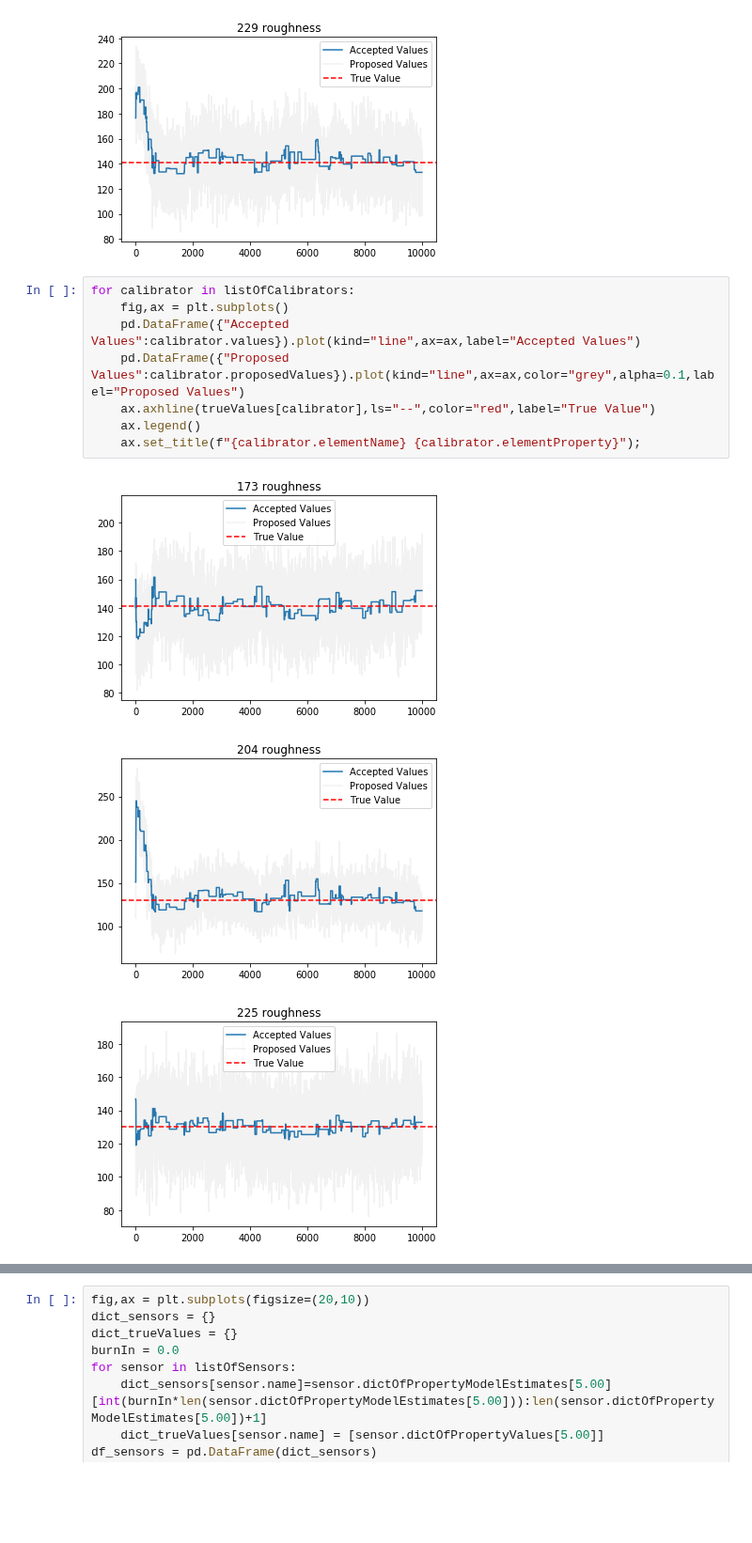
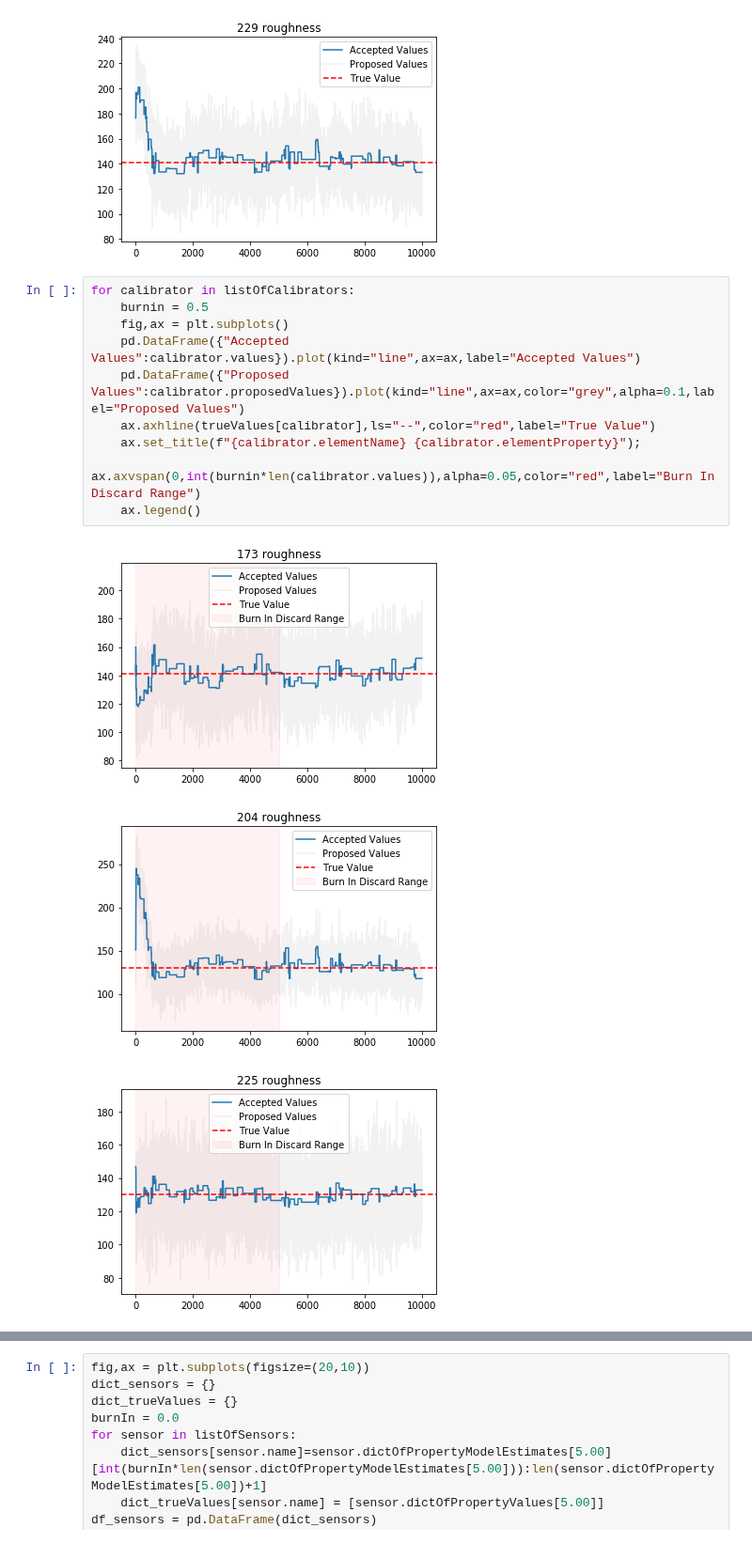
Before and after one commit to noahgarfinkle/ModelCalibration, a Jupyter notebook: WaterModelCalibration.ipynb, the cells around one changed output, grey strips where cells are left out. Shown at 94% size. Drawn from its saved outputs; the diff is of its cells as text; blank space fills up the shorter version.

Commit message:
better graphics

```diff
--- a/WaterModelCalibration.ipynb
+++ b/WaterModelCalibration.ipynb
@@ -554,13 +554,15 @@ ax.set_title(f"{calibrator.elementName} {calibrator.elementProperty}");
 [figure]
 # %%
 for calibrator in listOfCalibrators:
+    burnin = 0.5
     fig,ax = plt.subplots()
     pd.DataFrame({"Accepted Values":calibrator.values}).plot(kind="line",ax=ax,label="Accepted Values")
     pd.DataFrame({"Proposed Values":calibrator.proposedValues}).plot(kind="line",ax=ax,color="grey",alpha=0.1,label="Proposed Values")
     ax.axhline(trueValues[calibrator],ls="--",color="red",label="True Value")
+    ax.set_title(f"{calibrator.elementName} {calibrator.elementProperty}");
+    ax.axvspan(0,int(burnin*len(calibrator.values)),alpha=0.05,color="red",label="Burn In Discard Range")
     ax.legend()
-    ax.set_title(f"{calibrator.elementName} {calibrator.elementProperty}");
 # %% [output]
-[figure, old version]
+[figure, new version]
-[figure, old version]
+[figure, new version]
-[figure, old version]
+[figure, new version]
```
Also changed, not shown: parts of 1 cell of this notebook.
